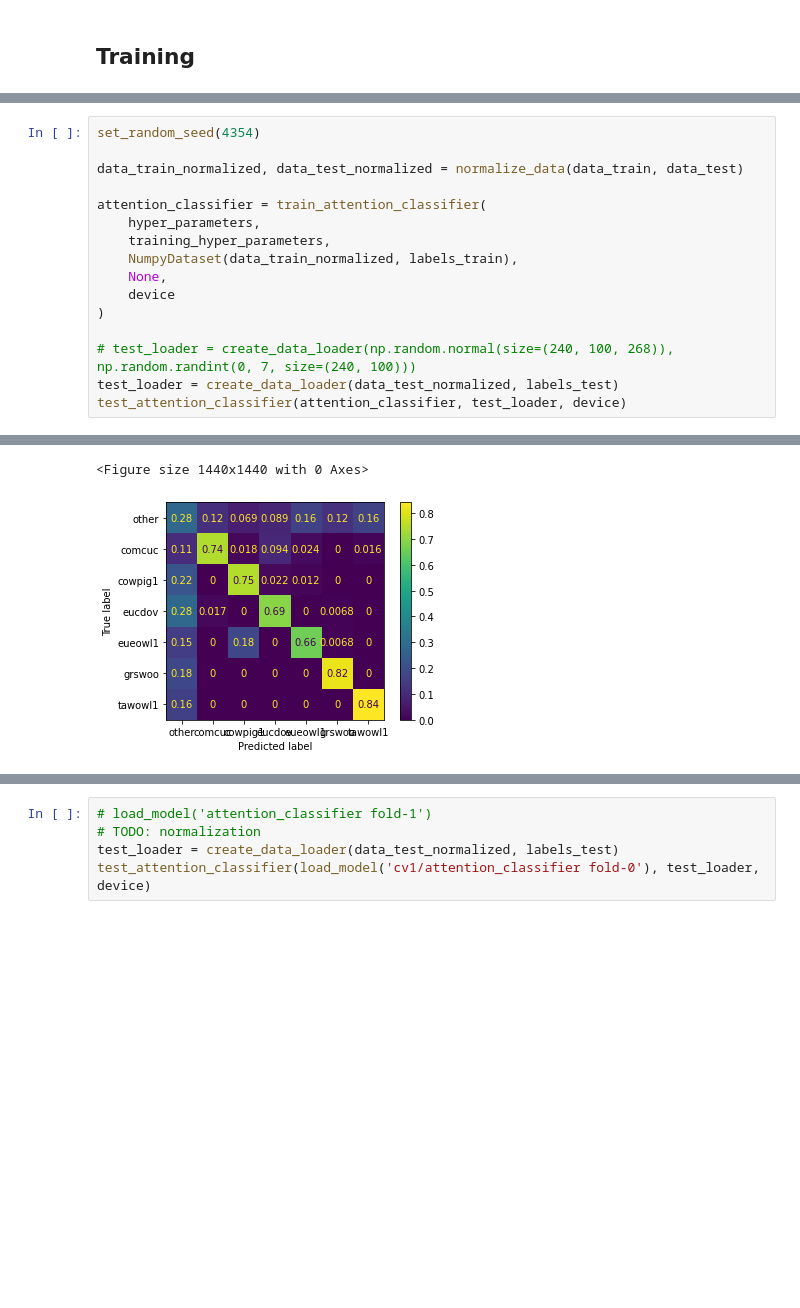
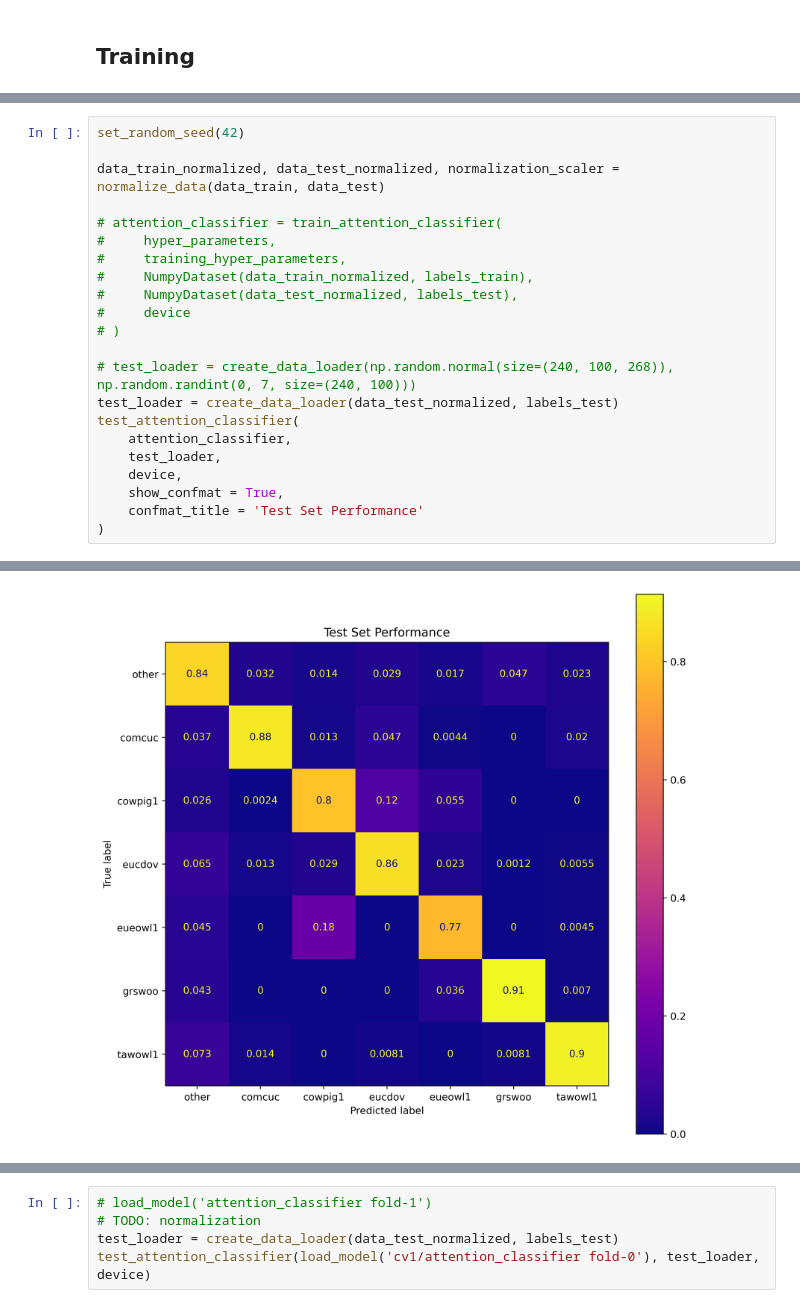
Before and after one commit to brn-dev/mlpc-ue-2023-team-ugly, a Jupyter notebook: attention_classifier.ipynb, the cells around one changed output, grey strips where cells are left out. Cells and saved outputs as stored; diff of their text form; blank space fills up the shorter version.

```diff
--- a/attention_classifier.ipynb
+++ b/attention_classifier.ipynb
@@ -129,17 +146,23 @@ KeyboardInterrupt:
 # %%
-set_random_seed(4354)
+set_random_seed(42)
 
-data_train_normalized, data_test_normalized = normalize_data(data_train, data_test)
+data_train_normalized, data_test_normalized, normalization_scaler = normalize_data(data_train, data_test)
 
-attention_classifier = train_attention_classifier(
-    hyper_parameters,
-    training_hyper_parameters,
-    NumpyDataset(data_train_normalized, labels_train),
-    None,
-    device
-)
+# attention_classifier = train_attention_classifier(
+#     hyper_parameters,
+#     training_hyper_parameters,
+#     NumpyDataset(data_train_normalized, labels_train),
+#     NumpyDataset(data_test_normalized, labels_test),
+#     device
+# )
 
 # test_loader = create_data_loader(np.random.normal(size=(240, 100, 268)), np.random.randint(0, 7, size=(240, 100)))
 test_loader = create_data_loader(data_test_normalized, labels_test)
-test_attention_classifier(attention_classifier, test_loader, device)
+test_attention_classifier(
+    attention_classifier,
+    test_loader,
+    device,
+    show_confmat = True,
+    confmat_title = 'Test Set Performance'
+)
 # %% [output]
@@ -163,2 +170 @@ Evaluated with loss = 0.000431, acc = 0.418981, bacc = 0.682321
-<Figure size 1440x1440 with 0 Axes>
-[figure, old version]
+[figure, new version]
```
Also changed, not shown: parts of 6 cells of this notebook, 16 other files.
